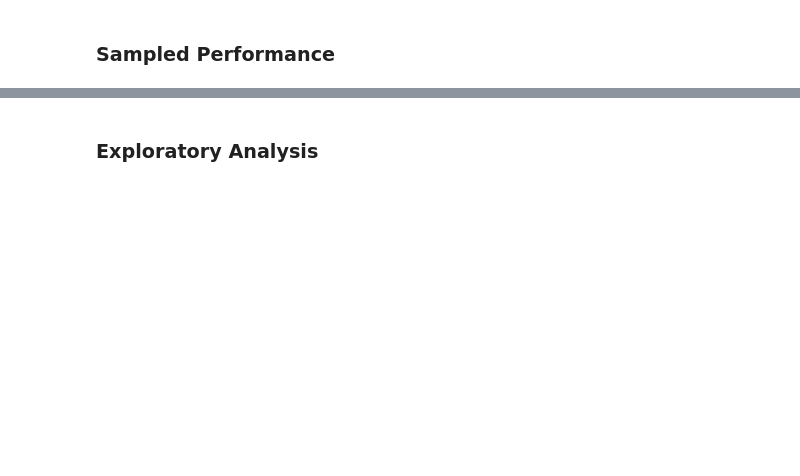
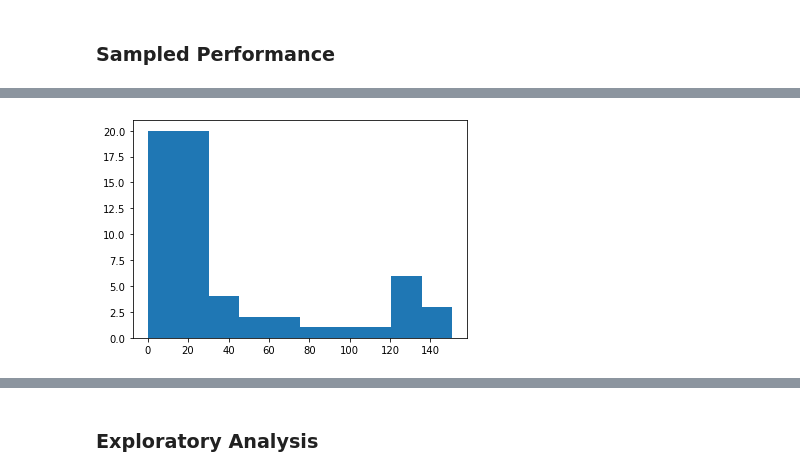
Before and after one commit to JoshBroomberg/Maccabee, a Jupyter notebook: Notebooks/Genmatch Benchmarking Comparison.ipynb, the cells around one changed output, grey strips where cells are left out. Drawn from its saved outputs; the diff is of its cells as text; code cells hidden in the pictures; blank space fills up the shorter version.

```diff
--- a/Notebooks/Genmatch Benchmarking Comparison.ipynb
+++ b/Notebooks/Genmatch Benchmarking Comparison.ipynb
@@ -278,0 +238,6 @@ plt.show()
+# %%
+flat_list = [item for sublist in sampled_perf_run_raw["AMBP"] for item in sublist]
+plt.hist(flat_list)
+plt.show()
+# %% [output]
+[figure, added]
```
Also changed, not shown: parts of 12 cells of this notebook, 3 other files.
